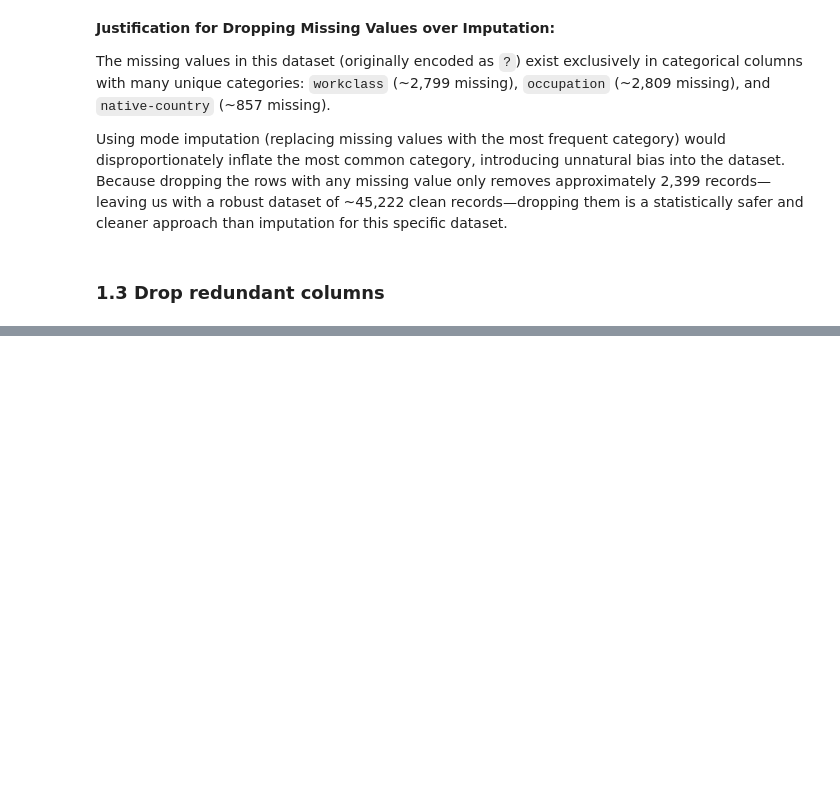
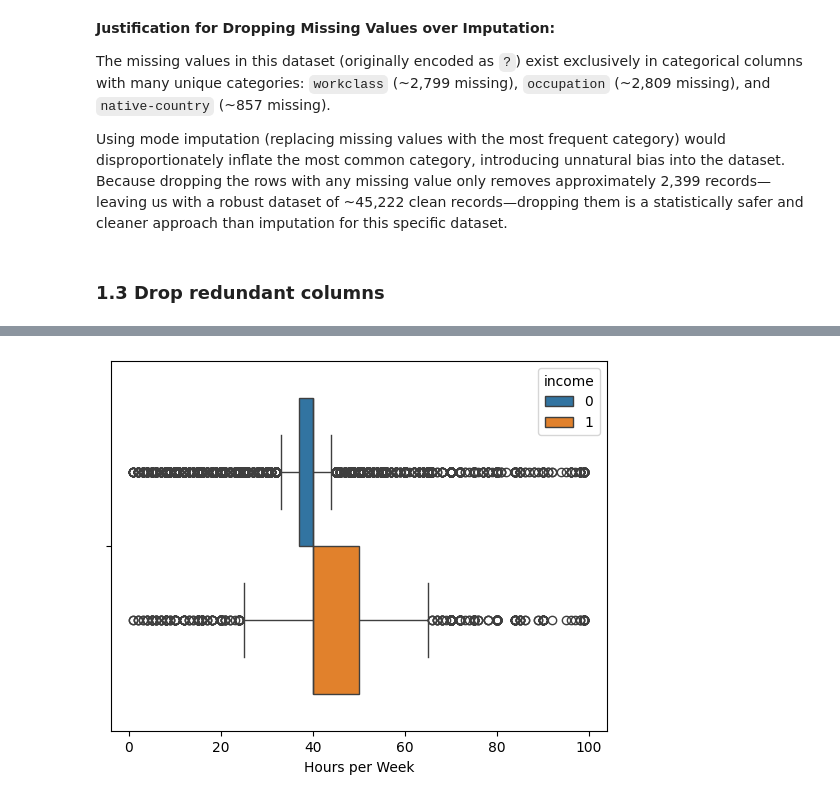
Before and after one commit to Deepvejpara/Income_Classifier, a Jupyter notebook: DL_PR2.ipynb, the cells around one changed output, grey strips where cells are left out. Drawn from its saved outputs; the diff is of its cells as text; code cells hidden in the pictures; blank space fills up the shorter version.

```diff
--- a/DL_PR2.ipynb
+++ b/DL_PR2.ipynb
@@ -100,0 +147,6 @@ Using mode imputation (replacing missing values with the most frequent category)
+# %%
+sns.boxplot(x=df['hours-per-week'],hue=df['income'])
+plt.xlabel('Hours per Week')
+plt.show()
+# %% [output]
+[figure, added]
```
Also changed, not shown: parts of 30 cells of this notebook.
